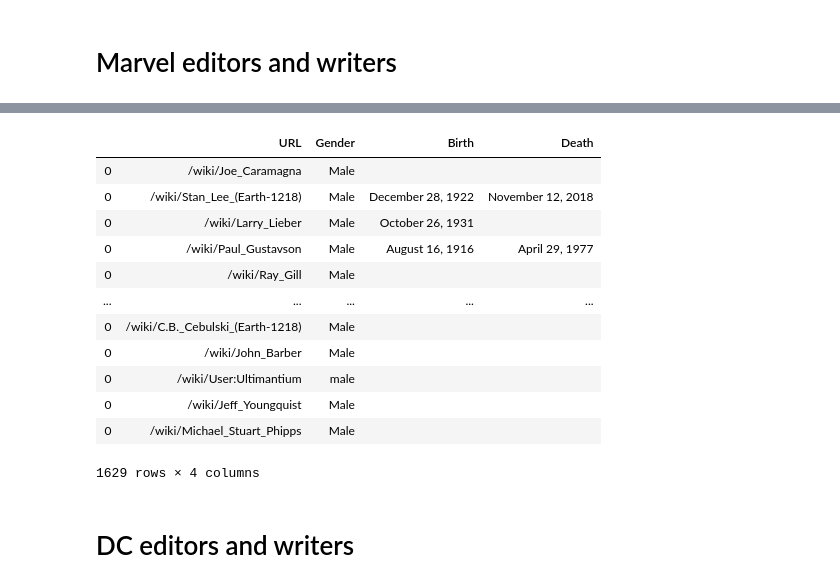
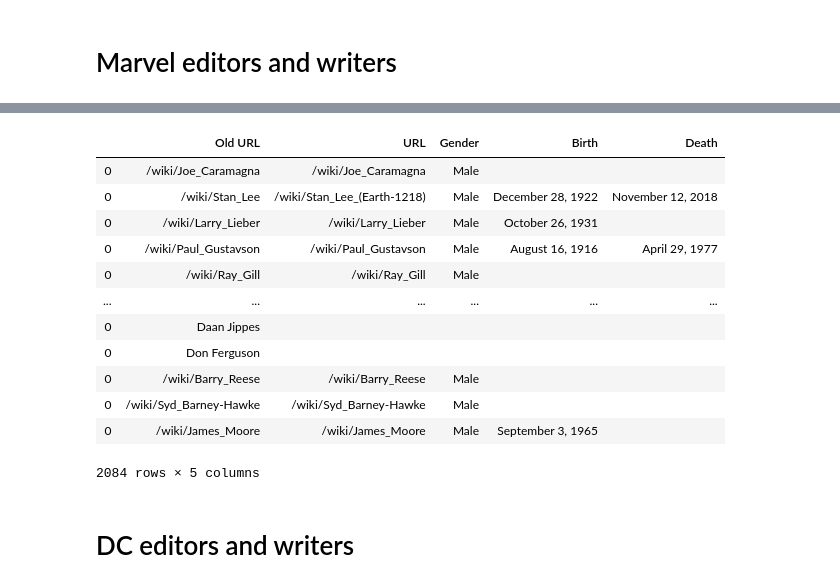
Before and after one commit to marvelous-comics/project_ADAELE, a Jupyter notebook: Editors writers analysis/Editors_writers_analysis.ipynb, the cells around one changed output, grey strips where cells are left out. Drawn from its saved outputs; the diff is of its cells as text; code cells hidden in the pictures.

```diff
--- a/Editors writers analysis/Editors_writers_analysis.ipynb
+++ b/Editors writers analysis/Editors_writers_analysis.ipynb
@@ -90,3 +98,19 @@ gender_ed_wr.head()
+# %%
+gender_ed_wr
+# %% [output]
+|  | Old URL | URL | Gender | Birth | Death |
+| 0 | /wiki/Joe_Caramagna | /wiki/Joe_Caramagna | Male |  |  |
+| 0 | /wiki/Stan_Lee | /wiki/Stan_Lee_(Earth-1218) | Male | December 28, 1922 | November 12, 2018 |
+| 0 | /wiki/Larry_Lieber | /wiki/Larry_Lieber | Male | October 26, 1931 |  |
+| 0 | /wiki/Paul_Gustavson | /wiki/Paul_Gustavson | Male | August 16, 1916 | April 29, 1977 |
+| 0 | /wiki/Ray_Gill | /wiki/Ray_Gill | Male |  |  |
+| ... | ... | ... | ... | ... | ... |
+| 0 | Daan Jippes |  |  |  |  |
+| 0 | Don Ferguson |  |  |  |  |
+| 0 | /wiki/Barry_Reese | /wiki/Barry_Reese | Male |  |  |
+| 0 | /wiki/Syd_Barney-Hawke | /wiki/Syd_Barney-Hawke | Male |  |  |
+| 0 | /wiki/James_Moore | /wiki/James_Moore | Male | September 3, 1965 |  |
+2084 rows × 5 columns
 # %%
 save_to_pickle(gender_ed_wr,'marvel_wr_attributes')
 # %%
@@ -105,19 +122,3 @@ with open('marvel_ed_wr_attributes.txt', 'rb') as f:
-# %%
-marvel_ed_wr
-# %% [output]
-|  | URL | Gender | Birth | Death |
-| 0 | /wiki/Joe_Caramagna | Male |  |  |
-| 0 | /wiki/Stan_Lee_(Earth-1218) | Male | December 28, 1922 | November 12, 2018 |
-| 0 | /wiki/Larry_Lieber | Male | October 26, 1931 |  |
-| 0 | /wiki/Paul_Gustavson | Male | August 16, 1916 | April 29, 1977 |
-| 0 | /wiki/Ray_Gill | Male |  |  |
-| ... | ... | ... | ... | ... |
-| 0 | /wiki/C.B._Cebulski_(Earth-1218) | Male |  |  |
-| 0 | /wiki/John_Barber | Male |  |  |
-| 0 | /wiki/User:Ultimantium | male |  |  |
-| 0 | /wiki/Jeff_Youngquist | Male |  |  |
-| 0 | /wiki/Michael_Stuart_Phipps | Male |  |  |
-1629 rows × 4 columns
 # %% [markdown]
 # DC editors and writers
 # %%
```
Also changed, not shown: parts of 11 cells of this notebook, 4 other files.
